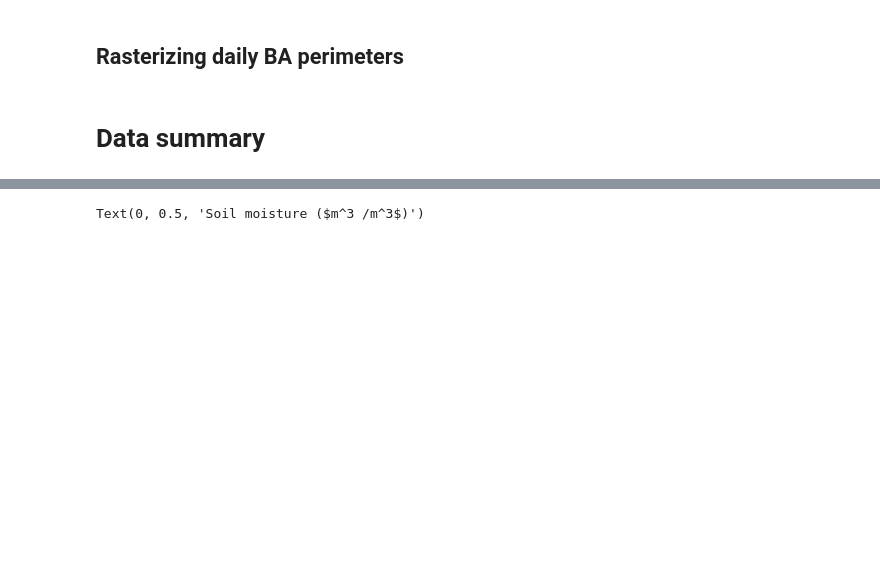
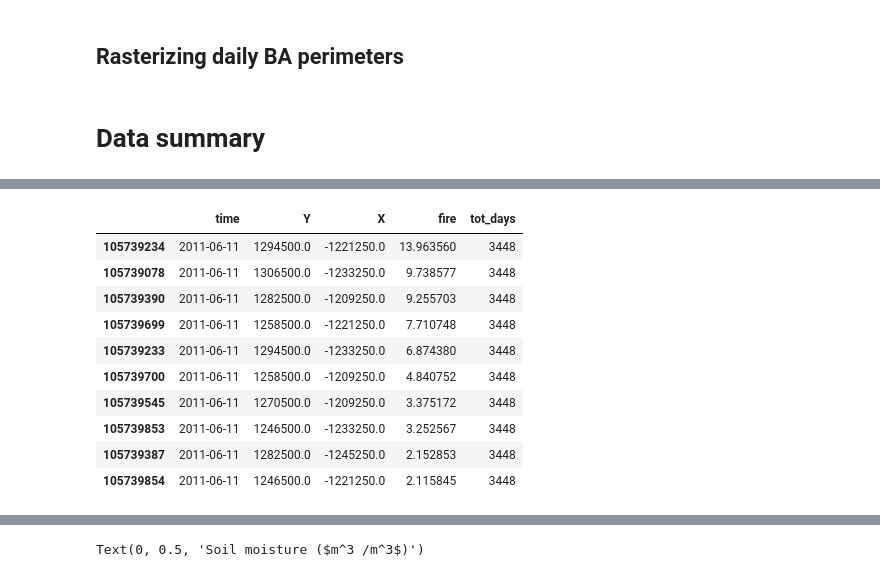
Before and after one commit to jtbuch/fire_hazard_index, a Jupyter notebook: scripts/preliminary_data_analysis.ipynb, the cells around one changed output, grey strips where cells are left out. Drawn from its saved outputs; the diff is of its cells as text; code cells hidden in the pictures; blank space fills up the shorter version.

```diff
--- a/scripts/preliminary_data_analysis.ipynb
+++ b/scripts/preliminary_data_analysis.ipynb
@@ -376,0 +414,14 @@ vpd_data= xarray.open_dataarray('../data/12km/VPD_daily_conus_2002-2020_12km.nc'
+# %%
+forest_df[forest_df.fire > 0][forest_df.tot_days == 3448].sort_values(by= 'fire', ascending= False).head(10)
+# %% [output]
+|  | time | Y | X | fire | tot_days |
+| 105739234 | 2011-06-11 | 1294500.0 | -1221250.0 | 13.963560 | 3448 |
+| 105739078 | 2011-06-11 | 1306500.0 | -1233250.0 | 9.738577 | 3448 |
+| 105739390 | 2011-06-11 | 1282500.0 | -1209250.0 | 9.255703 | 3448 |
+| 105739699 | 2011-06-11 | 1258500.0 | -1221250.0 | 7.710748 | 3448 |
+| 105739233 | 2011-06-11 | 1294500.0 | -1233250.0 | 6.874380 | 3448 |
+| 105739700 | 2011-06-11 | 1258500.0 | -1209250.0 | 4.840752 | 3448 |
+| 105739545 | 2011-06-11 | 1270500.0 | -1209250.0 | 3.375172 | 3448 |
+| 105739853 | 2011-06-11 | 1246500.0 | -1233250.0 | 3.252567 | 3448 |
+| 105739387 | 2011-06-11 | 1282500.0 | -1245250.0 | 2.152853 | 3448 |
+| 105739854 | 2011-06-11 | 1246500.0 | -1221250.0 | 2.115845 | 3448 |
```
Also changed, not shown: parts of 11 cells of this notebook, 1 other file.
